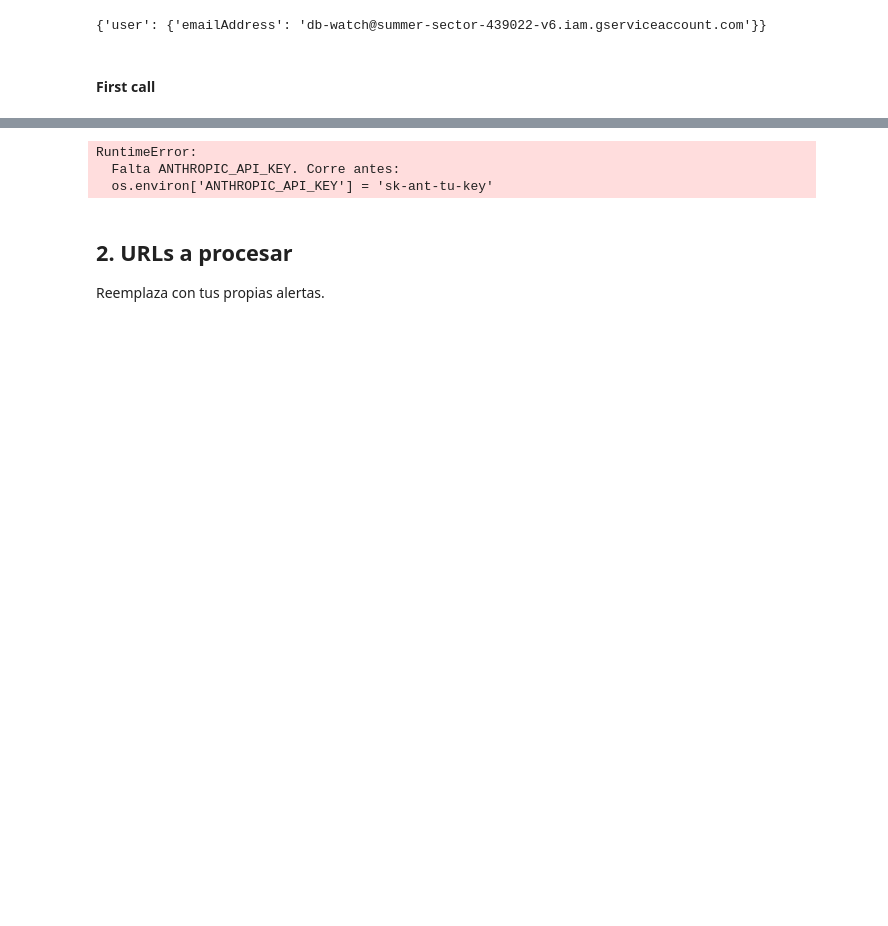
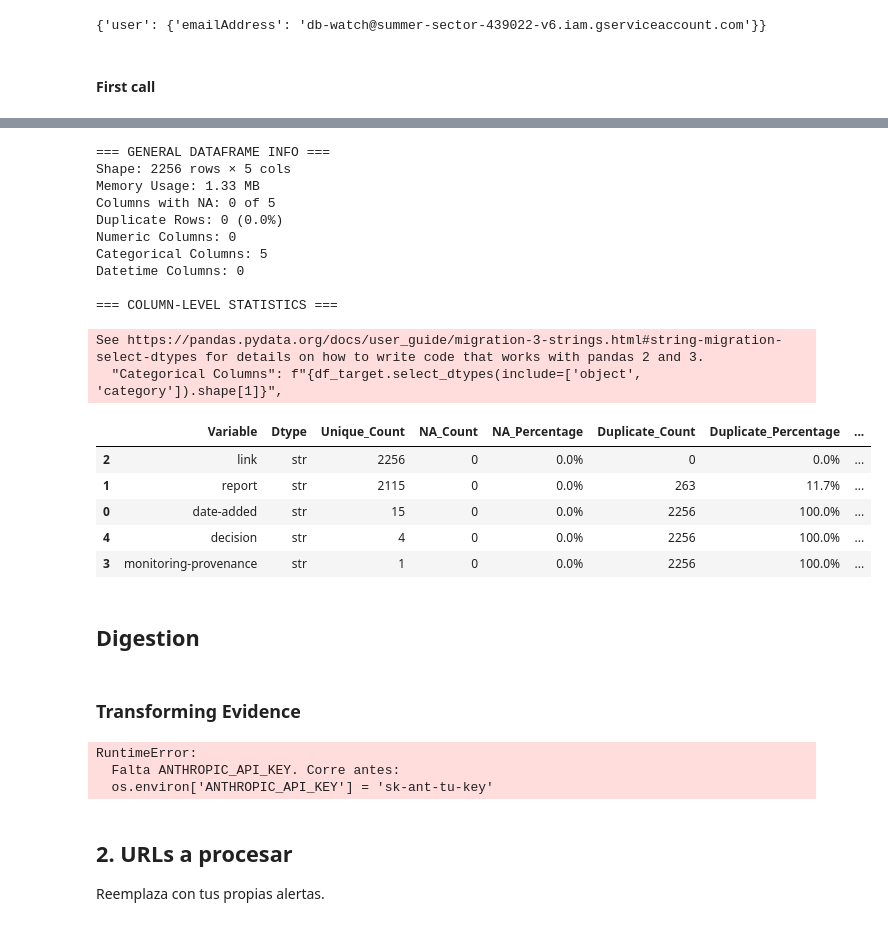
Before and after one commit to FelipeVillota/db-check, a Jupyter notebook: C17H21NO4/2025/gastroic_python.ipynb, the cells around one changed output, grey strips where cells are left out. Cells and saved outputs as stored; diff of their text form; code cells hidden in the pictures; blank space fills up the shorter version.

```diff
--- a/C17H21NO4/2025/gastroic_python.ipynb
+++ b/C17H21NO4/2025/gastroic_python.ipynb
@@ -400,3 +780,77 @@ print(
+# %%
+def get_dataframe_summary(df_target):
+
+    # --- General DataFrame Info ---
+    general_info = {
+        "Shape": f"{df_target.shape[0]} rows × {df_target.shape[1]} cols",
+        "Memory Usage": f"{df_target.memory_usage(deep=True).sum() / (1024 ** 2):.2f} MB",
+        "Columns with NA": f"{df_target.isna().any().sum()} of {len(df_target.columns)}",
+        "Duplicate Rows": f"{df_target.duplicated().sum()} ({(df_target.duplicated().mean() * 100):.1f}%)",
+        "Numeric Columns": f"{df_target.select_dtypes(include='number').shape[1]}",
+        "Categorical Columns": f"{df_target.select_dtypes(include=['object', 'category']).shape[1]}",
+        "Datetime Columns": f"{df_target.select_dtypes(include='datetime').shape[1]}"
+    }
+
+    # --- Compute dropdown options per column ---
+    dropdown_options_dict = {
+        col: dropdown_options.get(col, [])
+        for col in df_target.columns
+    }
+
+    # --- Column-Level Stats ---
+    column_stats = pd.DataFrame({
+        'Variable': df_target.columns,
+        'Dtype': df_target.dtypes.values,
+        'Unique_Count': df_target.nunique().values,
+        'NA_Count': df_target.isna().sum().values,
+        'NA_Percentage': (df_target.isna().mean() * 100).round(1).values,
+        'Duplicate_Count': df_target.apply(lambda col: col.duplicated(keep=False).sum()).values,
+        'Duplicate_Percentage': (df_target.apply(lambda col: col.duplicated(keep=False).mean()) * 100).round(1).values,
+        'Unique_Values': df_target.apply(lambda x: x.drop_duplicates().tolist()).values,
+        'Dropdown_Options': [dropdown_options_dict[col] for col in df_target.columns],
+        'Dropdown_Option_Count': [len(dropdown_options_dict[col]) for col in df_target.columns]
+    }).sort_values('Unique_Count', ascending=False)
+        # --- Format percentages ---
+    column_stats['NA_Percentage'] = column_stats['NA_Percentage'].astype(str) + '%'
+    column_stats['Duplicate_Percentage'] = column_stats['Duplicate_Percentage'].astype(str) + '%'
+
+    return general_info, column_stats
+
+# Run the summary
+general_info, column_stats = get_dataframe_summary(df_target)
+
+# Print General Info
+print("=== GENERAL DATAFRAME INFO ===")
+for key, value in general_info.items():
+    print(f"{key}: {value}")
+
+
+# Display Column Stats (including dropdown options)
+print("\n=== COLUMN-LEVEL STATISTICS ===")
+display(column_stats)
+# %% [output]
+=== GENERAL DATAFRAME INFO ===
+Shape: 2256 rows × 5 cols
+Memory Usage: 1.33 MB
+Columns with NA: 0 of 5
+Duplicate Rows: 0 (0.0%)
+Numeric Columns: 0
+Categorical Columns: 5
+Datetime Columns: 0
+
+=== COLUMN-LEVEL STATISTICS ===
+See https://pandas.pydata.org/docs/user_guide/migration-3-strings.html#string-migration-select-dtypes for details on how to write code that works with pandas 2 and 3.
+  "Categorical Columns": f"{df_target.select_dtypes(include=['object', 'category']).shape[1]}",
+|  | Variable | Dtype | Unique_Count | NA_Count | NA_Percentage | Duplicate_Count | Duplicate_Percentage | ... |
+| 2 | link | str | 2256 | 0 | 0.0% | 0 | 0.0% | ... |
+| 1 | report | str | 2115 | 0 | 0.0% | 263 | 11.7% | ... |
+| 0 | date-added | str | 15 | 0 | 0.0% | 2256 | 100.0% | ... |
+| 4 | decision | str | 4 | 0 | 0.0% | 2256 | 100.0% | ... |
+| 3 | monitoring-provenance | str | 1 | 0 | 0.0% | 2256 | 100.0% | ... |
+# %% [markdown]
+## Digestion
+# %% [markdown]
+### Transforming Evidence
 # %%
 
 ################################################################################
```
Also changed, not shown: parts of 7 cells of this notebook.
